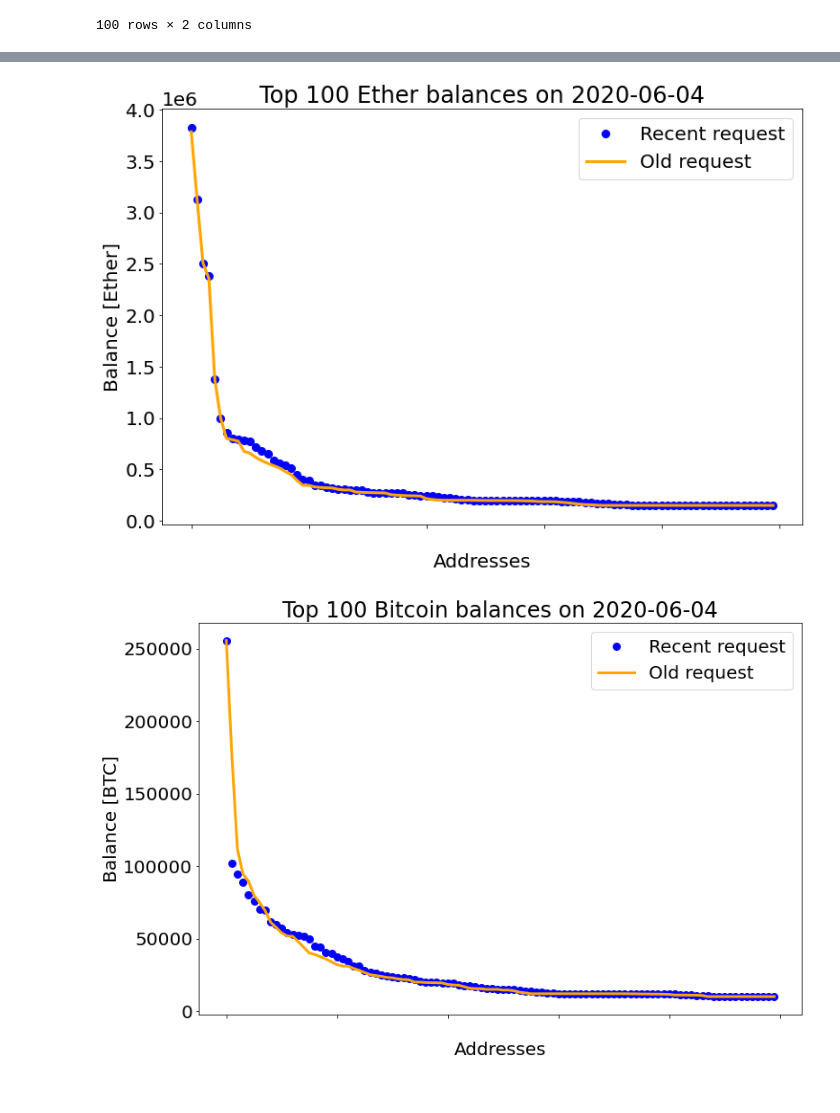
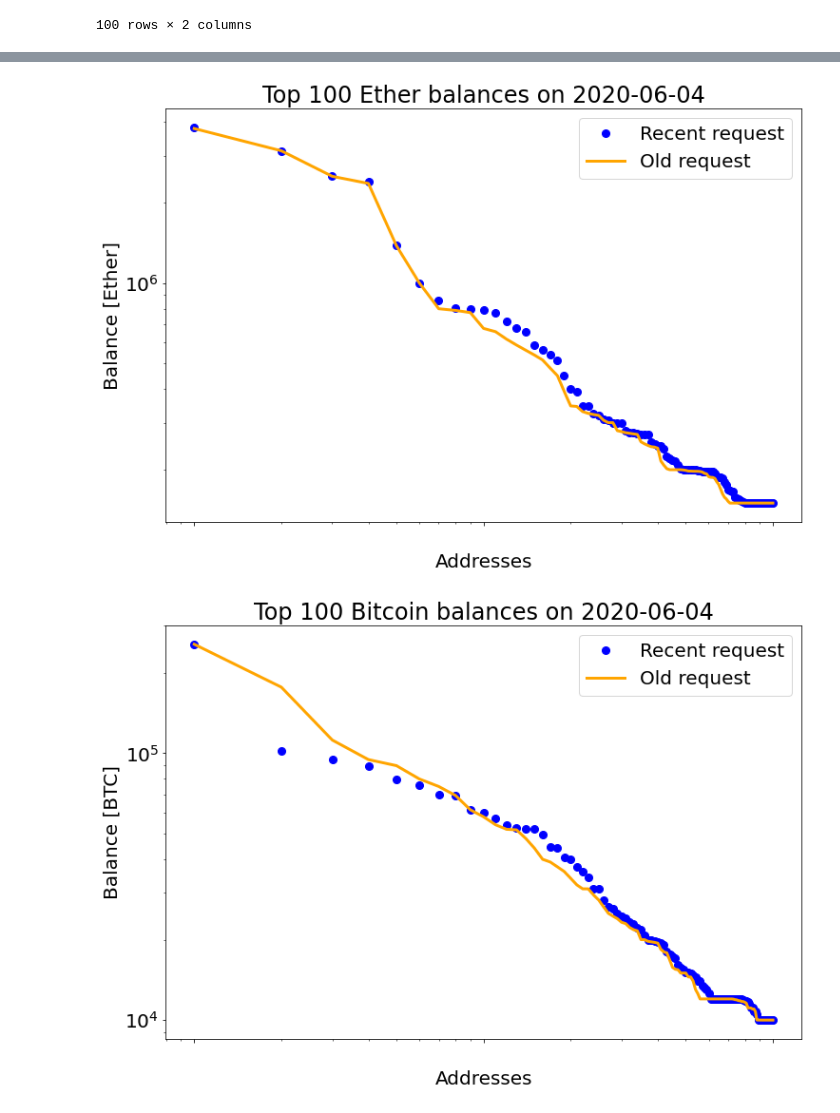
Before and after one commit to roman1e2f5p8s/eth_btc_balances, a Jupyter notebook: sanity_check/check_nb.ipynb, the cells around one changed output, grey strips where cells are left out. Saved outputs shown, nothing was run; the diff lists cells and outputs as text; code cells hidden in the pictures.

```diff
--- a/sanity_check/check_nb.ipynb
+++ b/sanity_check/check_nb.ipynb
@@ -125,27 +125,32 @@ bq_btc_df
 100 rows × 3 columns
 # %%
+x = range(1, 101)
 plt.rcParams.update({'font.size': 20})
 plt.figure(figsize=(12, 8))
+plt.xscale('log')
+plt.yscale('log')
 plt.title('Top 100 Ether balances on 2020-06-04')
 plt.xlabel('Addresses')
 plt.ylabel('Balance [Ether]')
 plt.xticks(color='w')
-plt.plot(bq_eth_df['balance'], marker='o', markersize='8', color='blue', linestyle='', label='Recent request')
-plt.plot(old_df['ETH'], linestyle='-', linewidth=3, color='orange', label='Old request')
+plt.plot(x, bq_eth_df['balance'], marker='o', markersize='8', color='blue', linestyle='', label='Recent request')
+plt.plot(x, old_df['ETH'], linestyle='-', linewidth=3, color='orange', label='Old request')
 plt.legend()
 plt.show()
 # %% [output]
-[figure, old version]
+[figure, new version]
 # %%
 plt.rcParams.update({'font.size': 20})
 plt.figure(figsize=(12, 8))
+plt.xscale('log')
+plt.yscale('log')
 plt.title('Top 100 Bitcoin balances on 2020-06-04')
 plt.xlabel('Addresses')
 plt.ylabel('Balance [BTC]')
 plt.xticks(color='w')
-plt.plot(bq_btc_df['balance'], marker='o', markersize='8', color='blue', linestyle='', label='Recent request')
-plt.plot(old_df['BTC'], linestyle='-', linewidth=3, color='orange', label='Old request')
+plt.plot(x, bq_btc_df['balance'], marker='o', markersize='8', color='blue', linestyle='', label='Recent request')
+plt.plot(x, old_df['BTC'], linestyle='-', linewidth=3, color='orange', label='Old request')
 plt.legend()
 plt.show()
 # %% [output]
-[figure, old version]
+[figure, new version]
```
Also changed, not shown: parts of 4 cells of this notebook, 2 other files.
